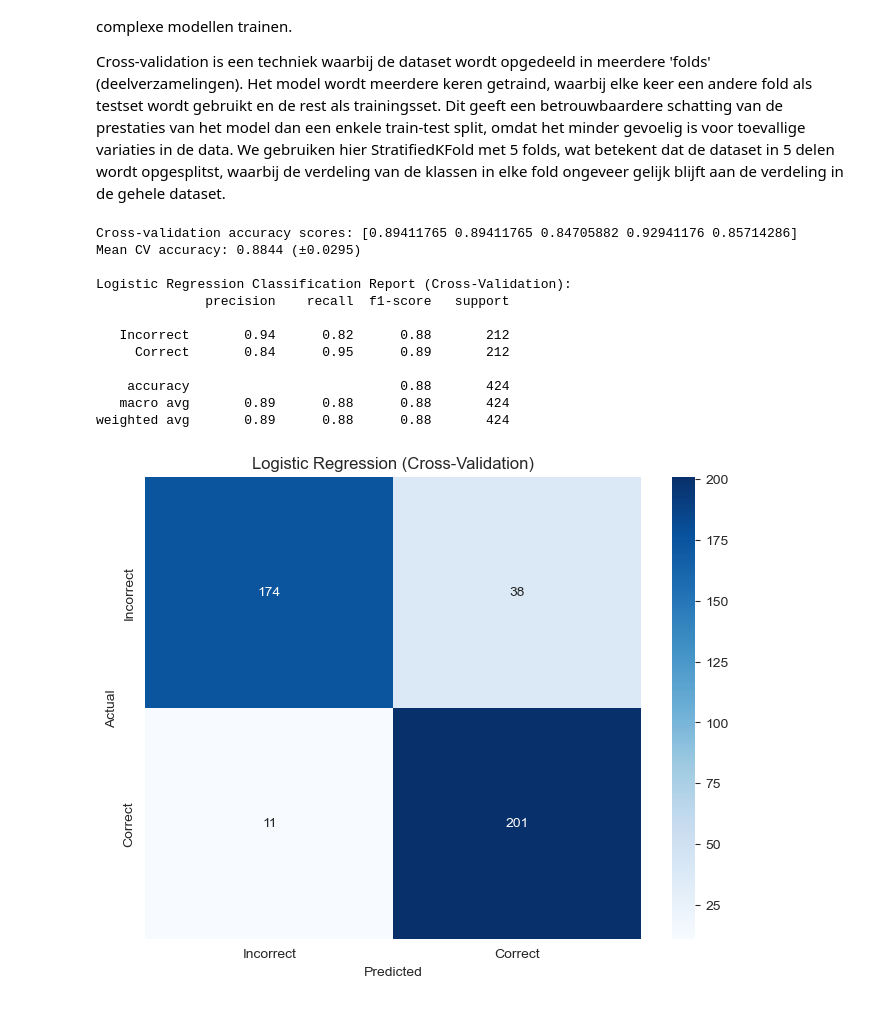
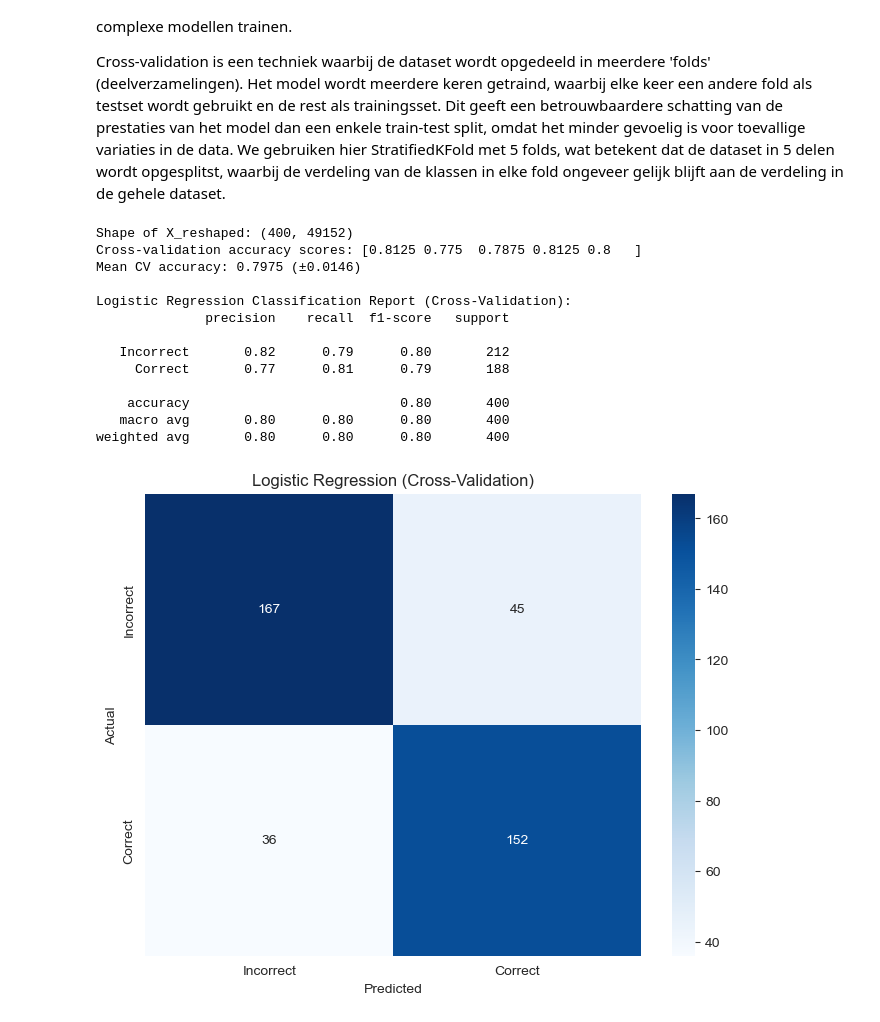
Before and after one commit to Liftpiloot/beer-classifier, a Jupyter notebook: Beer_classifier.ipynb, the cells around one changed output. Drawn from its saved outputs; the diff is of its cells as text; code cells hidden in the pictures.

```diff
--- a/Beer_classifier.ipynb
+++ b/Beer_classifier.ipynb
@@ -103,7 +118,7 @@ De data is scheef verdeeld, met veel meer incorrecte afbeeldingen dan correcte a
 ### Normaliseren van de pixel waarden
 De pixelwaarden van de afbeeldingen liggen tussen 0 en 255. Om de modellen beter te laten generaliseren, is het handig om de pixelwaarden te normaliseren naar een bereik tussen 0 en 1. Dit kan gedaan worden door de pixelwaarden te delen door 255. Dit zorgt ervoor dat de modellen sneller convergeren en beter presteren.
 # %%
-X = X.astype('float32') / 255.0
+# X = X.astype('float32') / 255.0
 # %% [markdown]
 ### Balanceren van de dataset
 Er zijn meerdere methoden om de datasest te balanceren, namelijk:
@@ -241,17 +244,20 @@ def extract_features(images):
         # Resize to a consistent size
         image = cv2.resize(image, (128, 128))
 
-        h = image.shape[0]
-        third = h // 3
+        w = image.shape[1]
+        half = w // 2
 
-        foam = image[5:20, :]
-        beer = image[30:60, :]
+        foam = [(5, 10), (10, 15), (15, 20), (20, 25)]
+        foam_features = []
+        beer = image[30:60, half - 30:half + 30, :]
 
-        # --- Wit-percentage in bovenste pixels (5-20) ---
-        hsv_top = cv2.cvtColor(foam, cv2.COLOR_BGR2HSV)
-        # Adjust thresholds for normalized pixel values (0-1 range instead of 0-255)
-        white_mask = cv2.inRange(hsv_top, (0, 0, 0.78), (180, 0.2, 1.0))
-        white_ratio_top = np.sum(white_mask > 0) / white_mask.size
+        # --- Wit-percentage in bovenste derde ---
+        for start, end in foam:
+            region = image[start:end, :]
+            hsv = cv2.cvtColor(region, cv2.COLOR_BGR2HSV)
+            white_mask = cv2.inRange(hsv, (0, 0, 200), (180, 50, 255))
+            white_ratio = np.sum(white_mask > 0) / white_mask.size
+            foam_features.append(white_ratio)
 
         # --- Gemiddelde kleur in middelste pixels (30-60) (HSV) ---
         hsv_mid = cv2.cvtColor(beer, cv2.COLOR_BGR2HSV)
@@ -263,7 +269,7 @@ def extract_features(images):
                            cells_per_block=(2, 2), feature_vector=True)
 
         # Combineer features
-        features = np.concatenate(([white_ratio_top], avg_hsv_mid, hog_features))
+        features = np.concatenate((foam_features, avg_hsv_mid, hog_features))
         all_features.append(features)
     return all_features
 features = extract_features(X)
@@ -464,6 +552,10 @@ Cross-validation is een techniek waarbij de dataset wordt opgedeeld in meerdere
 # %%
 # Reshape X for model input
 X_reshaped = X.reshape(len(X), -1)
+X_combined = np.hstack((X_reshaped, features))
+# show the features
+print(f"Shape of X_reshaped: {X_reshaped.shape}")
+
 
 # Define the logistic regression model (using SVC with linear kernel)
 log_regression_model = LogisticRegression(C=1.0, class_weight='balanced', max_iter=1000)
@@ -472,12 +564,12 @@ log_regression_model = LogisticRegression(C=1.0, class_weight='balanced', max_it
 cv = StratifiedKFold(n_splits=5, shuffle=True, random_state=42)
 
 # Perform cross-validation and get scores
-cv_scores = cross_val_score(log_regression_model, X_reshaped, y, cv=cv, scoring='accuracy')
+cv_scores = cross_val_score(log_regression_model, X_combined, y, cv=cv, scoring='accuracy')
 print(f"Cross-validation accuracy scores: {cv_scores}")
 print(f"Mean CV accuracy: {cv_scores.mean():.4f} (±{cv_scores.std():.4f})")
 
 # Get predictions for each fold to create a classification report
-y_pred_cv = cross_val_predict(log_regression_model, X_reshaped, y, cv=cv)
+y_pred_cv = cross_val_predict(log_regression_model, X_combined, y, cv=cv)
 print("\nLogistic Regression Classification Report (Cross-Validation):")
 print(classification_report(y, y_pred_cv, target_names=['Incorrect', 'Correct'], zero_division=0))
 
@@ -486,39 +578,40 @@ cm_log = confusion_matrix(y, y_pred_cv)
 plt.figure(figsize=(8, 6))
 sns.heatmap(cm_log, annot=True, fmt='d', cmap='Blues',
             xticklabels=['Incorrect', 'Correct'],
             yticklabels=['Incorrect', 'Correct'])
 plt.xlabel('Predicted')
 plt.ylabel('Actual')
 plt.title('Logistic Regression (Cross-Validation)')
 plt.show()
 
 # Train the final model on the entire dataset for potential future use
 final_model = LogisticRegression(C=1.0, class_weight='balanced', max_iter=1000)
 final_model.fit(X_reshaped, y)
 
 # For Logistic Regression
 param_grid_lr = {
     'C': [0.01, 0.1, 1, 10, 100],
     'solver': ['liblinear', 'lbfgs', 'newton-cg'],
     'max_iter': [1000, 2000]
 }
 grid_search_lr = GridSearchCV(LogisticRegression(class_weight='balanced'),
                              param_grid_lr, cv=5, scoring='accuracy')
 # grid_search_lr.fit(X_reshaped, y)
 # print(f"Best parameters: {grid_search_lr.best_params_}")
 # print(f"Best accuracy: {grid_search_lr.best_score_:.4f}")
 # %% [output]
-Cross-validation accuracy scores: [0.89411765 0.89411765 0.84705882 0.92941176 0.85714286]
-Mean CV accuracy: 0.8844 (±0.0295)
+Shape of X_reshaped: (400, 49152)
+Cross-validation accuracy scores: [0.8125 0.775  0.7875 0.8125 0.8   ]
+Mean CV accuracy: 0.7975 (±0.0146)
 
 Logistic Regression Classification Report (Cross-Validation):
               precision    recall  f1-score   support
 
-   Incorrect       0.94      0.82      0.88       212
-     Correct       0.84      0.95      0.89       212
+   Incorrect       0.82      0.79      0.80       212
+     Correct       0.77      0.81      0.79       188
 
-    accuracy                           0.88       424
-   macro avg       0.89      0.88      0.88       424
-weighted avg       0.89      0.88      0.88       424
+    accuracy                           0.80       400
+   macro avg       0.80      0.80      0.80       400
+weighted avg       0.80      0.80      0.80       400
-[figure, old version]
+[figure, new version]
 # %% [markdown]
```
Also changed, not shown: parts of 11 cells of this notebook.
